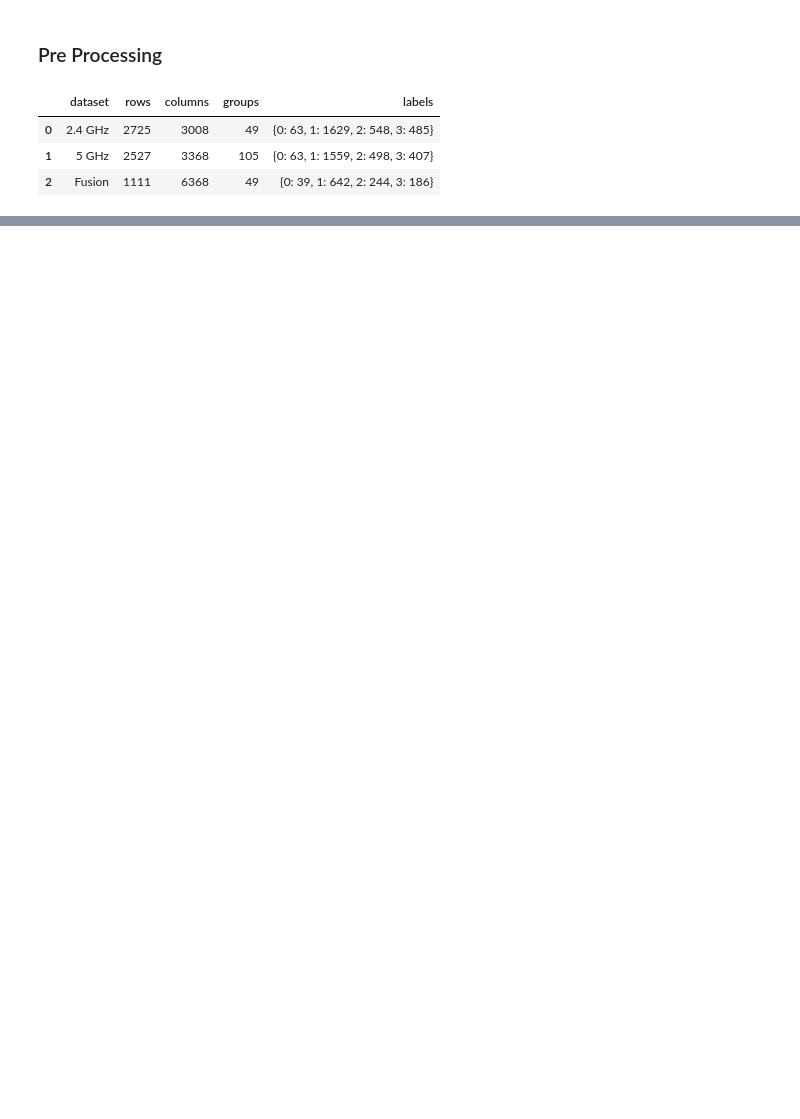
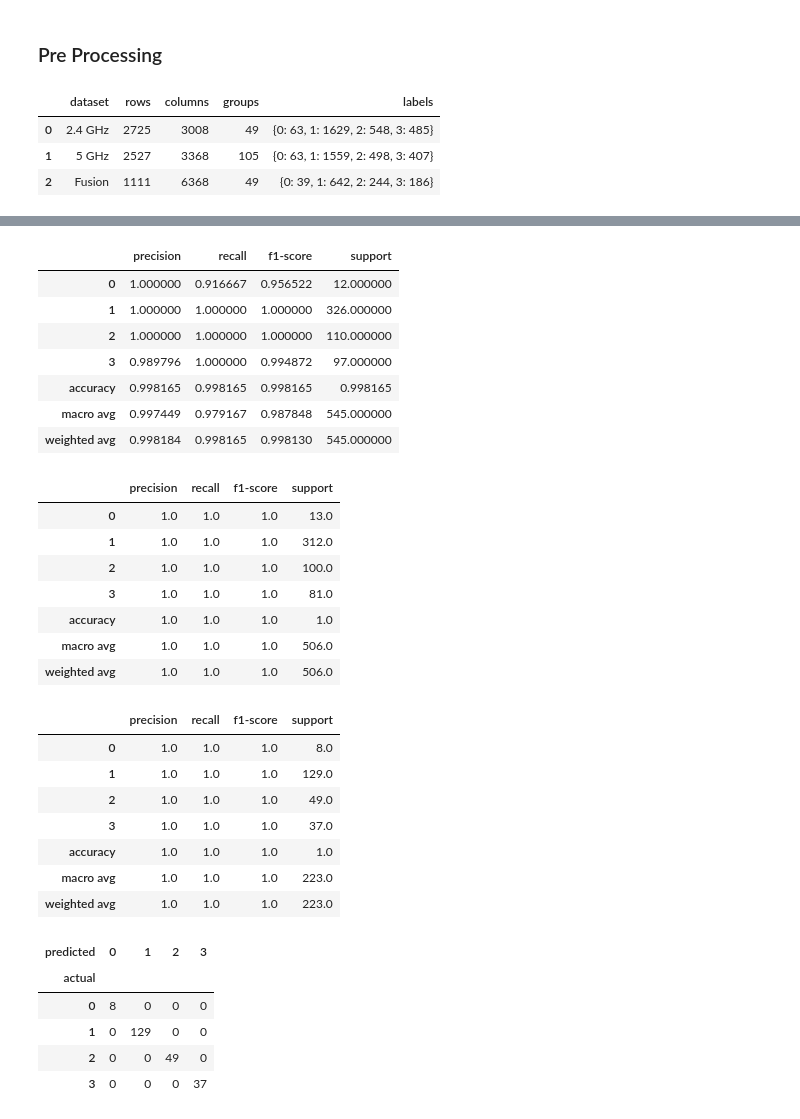
Before and after one commit to pedro-nuno-monteiro/thesis-project, a Jupyter notebook: thesis.ipynb, the cells around one changed output, grey strips where cells are left out. Saved outputs shown, nothing was run; the diff lists cells and outputs as text; code cells hidden in the pictures; blank space fills up the shorter version.

```diff
--- a/thesis.ipynb
+++ b/thesis.ipynb
@@ -242,0 +297,47 @@ feature_dataframe_summary
+# %%
+SELECTED_RF_MODEL = ("2.4 GHz", "random")
+
+display(rf_classification_reports[SELECTED_RF_MODEL])
+print()
+
+SELECTED_RF_MODEL = ("5 GHz", "random")
+
+display(rf_classification_reports[SELECTED_RF_MODEL])
+print()
+
+SELECTED_RF_MODEL = ("Fusion", "random")
+
+display(rf_classification_reports[SELECTED_RF_MODEL])
+print()
+display(rf_confusion_matrices[SELECTED_RF_MODEL])
+# %% [output]
+|  | precision | recall | f1-score | support |
+| 0 | 1.000000 | 0.916667 | 0.956522 | 12.000000 |
+| 1 | 1.000000 | 1.000000 | 1.000000 | 326.000000 |
+| 2 | 1.000000 | 1.000000 | 1.000000 | 110.000000 |
+| 3 | 0.989796 | 1.000000 | 0.994872 | 97.000000 |
+| accuracy | 0.998165 | 0.998165 | 0.998165 | 0.998165 |
+| macro avg | 0.997449 | 0.979167 | 0.987848 | 545.000000 |
+| weighted avg | 0.998184 | 0.998165 | 0.998130 | 545.000000 |
+|  | precision | recall | f1-score | support |
+| 0 | 1.0 | 1.0 | 1.0 | 13.0 |
+| 1 | 1.0 | 1.0 | 1.0 | 312.0 |
+| 2 | 1.0 | 1.0 | 1.0 | 100.0 |
+| 3 | 1.0 | 1.0 | 1.0 | 81.0 |
+| accuracy | 1.0 | 1.0 | 1.0 | 1.0 |
+| macro avg | 1.0 | 1.0 | 1.0 | 506.0 |
+| weighted avg | 1.0 | 1.0 | 1.0 | 506.0 |
+|  | precision | recall | f1-score | support |
+| 0 | 1.0 | 1.0 | 1.0 | 8.0 |
+| 1 | 1.0 | 1.0 | 1.0 | 129.0 |
+| 2 | 1.0 | 1.0 | 1.0 | 49.0 |
+| 3 | 1.0 | 1.0 | 1.0 | 37.0 |
+| accuracy | 1.0 | 1.0 | 1.0 | 1.0 |
+| macro avg | 1.0 | 1.0 | 1.0 | 223.0 |
+| weighted avg | 1.0 | 1.0 | 1.0 | 223.0 |
+| predicted | 0 | 1 | 2 | 3 |
+| actual |  |  |  |  |
+| 0 | 8 | 0 | 0 | 0 |
+| 1 | 0 | 129 | 0 | 0 |
+| 2 | 0 | 0 | 49 | 0 |
+| 3 | 0 | 0 | 0 | 37 |
```
Also changed, not shown: parts of 7 cells of this notebook, 3 other files.
